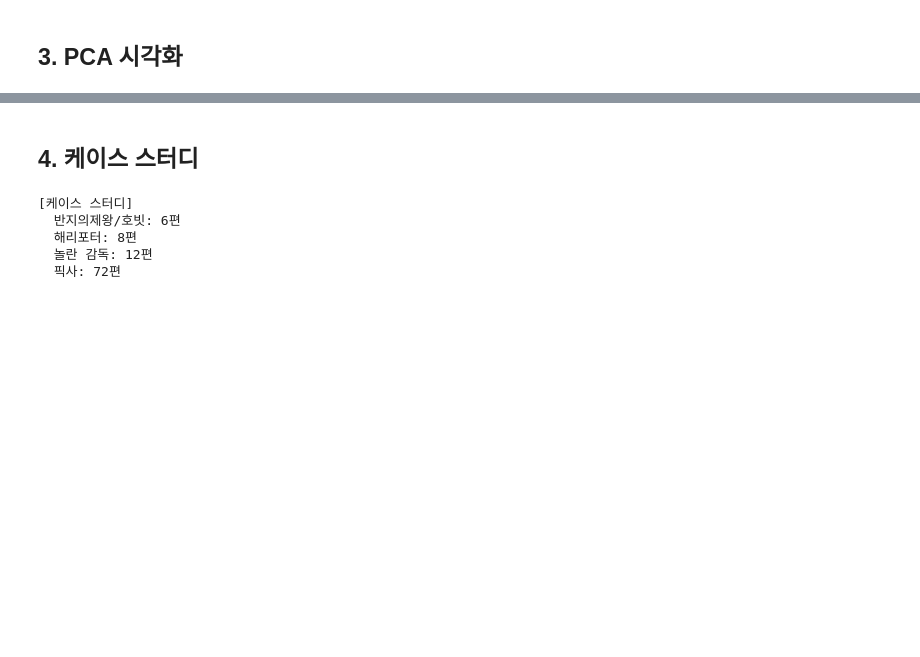
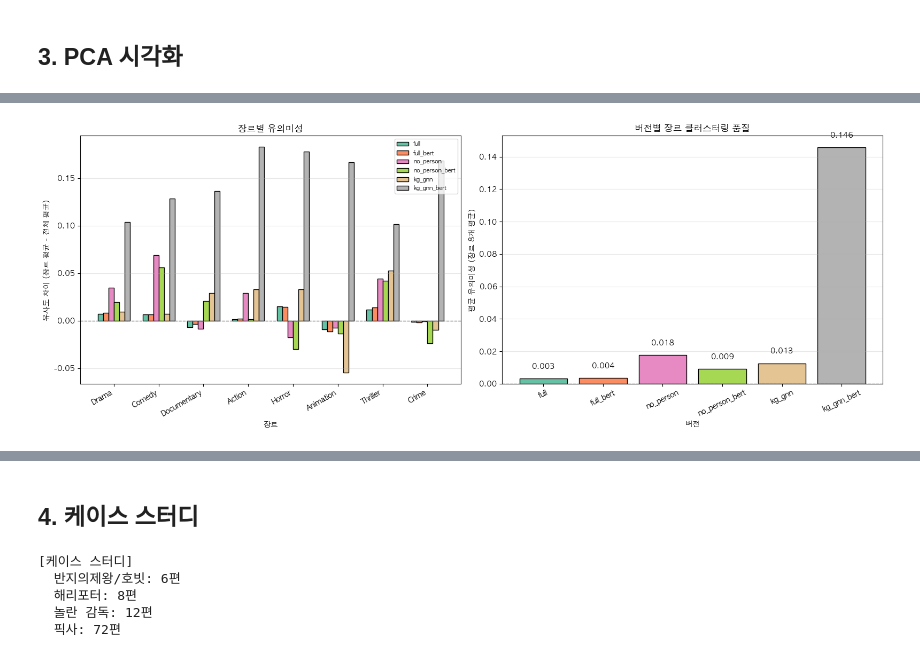
Before and after one commit to gogolucj/carte-experiments, a Jupyter notebook: compare_feature_ablation.ipynb, the cells around one changed output, grey strips where cells are left out. Drawn from its saved outputs; the diff is of its cells as text; code cells hidden in the pictures; blank space fills up the shorter version.

```diff
--- a/compare_feature_ablation.ipynb
+++ b/compare_feature_ablation.ipynb
@@ -221,0 +398,18 @@ plt.show()
+# %%
+# 장르별 유사도 출력
+print("\n[장르별 평균 유사도]")
+print("="*130)
+
+header = f"{'장르':<14}"
+for v in VERSIONS:
+    header += f"{v:>18}"
+print(header)
+print("-"*130)
+
+for g in TOP_GENRES:
+    row = f"{g:<14}"
+    for v in VERSIONS:
+        row += f"{genre_sim[g][v]:>18.4f}"
+    print(row)
+
+print("="*130)
@@ -221,0 +468,63 @@ plt.show()
+# %%
+# 장르별 유의미성 바 차트
+n_genres = len(TOP_GENRES)
+n_versions = len(VERSIONS)
+
+# 차이값 계산
+genre_diff_data = {}
+for g in TOP_GENRES:
+    genre_diff_data[g] = {}
+    for v in VERSIONS:
+        sim = genre_sim[g][v]
+        cos_mean = stats[v]['cos_mean']
+        genre_diff_data[g][v] = sim - cos_mean
+
+# 바 차트 (2열 배치)
+fig, axes = plt.subplots(1, 2, figsize=(16, 6))
+
+# 차트 1: 장르별 비교
+ax = axes[0]
+x = np.arange(n_genres)
+width = 0.12
+colors = plt.cm.Set2(np.linspace(0, 1, n_versions))
+
+for i, v in enumerate(VERSIONS):
+    vals = [genre_diff_data[g][v] for g in TOP_GENRES]
+    bars = ax.bar(x + i*width, vals, width, label=v, color=colors[i], edgecolor='black')
+
+ax.axhline(y=0, color='gray', linestyle='--', lw=1)
+ax.set_xlabel('장르', fontweight='bold')
+ax.set_ylabel('유사도 차이 (장르 평균 - 전체 평균)', fontweight='bold')
+ax.set_title('장르별 유의미성', fontweight='bold', fontsize=12)
+ax.set_xticks(x + width * (n_versions - 1) / 2)
+ax.set_xticklabels(TOP_GENRES, rotation=30, ha='right')
+ax.legend(loc='upper right', fontsize=8)
+ax.grid(axis='y', alpha=0.3)
+
+# 차트 2: 버전별 평균 유의미성
+ax2 = axes[1]
+avg_genre_diff = {}
+for v in VERSIONS:
+    avg_genre_diff[v] = np.mean([genre_diff_data[g][v] for g in TOP_GENRES])
+
+bars = ax2.bar(VERSIONS, list(avg_genre_diff.values()), color=colors, edgecolor='black')
+for bar, val in zip(bars, avg_genre_diff.values()):
+    ax2.text(bar.get_x() + bar.get_width()/2, bar.get_height() + 0.005,
+             f'{val:.3f}', ha='center', va='bottom', fontsize=10)
+
+ax2.axhline(y=0, color='gray', linestyle='--', lw=1)
+ax2.set_xlabel('버전', fontweight='bold')
+ax2.set_ylabel('평균 유의미성 (장르 8개 평균)', fontweight='bold')
+ax2.set_title('버전별 장르 클러스터링 품질', fontweight='bold', fontsize=12)
+ax2.tick_params(axis='x', rotation=25)
+ax2.grid(axis='y', alpha=0.3)
+
+plt.tight_layout()
+plt.show()
+
+# 버전별 평균 유의미성 출력
+print("\n[버전별 장르 클러스터링 품질 (평균 유의미성)]")
+for v in sorted(avg_genre_diff.keys(), key=lambda x: avg_genre_diff[x], reverse=True):
+    print(f"  {v:<16}: {avg_genre_diff[v]:+.4f}")
+# %% [output]
+[figure, added]
```
Also changed, not shown: parts of 21 cells of this notebook, 1 other file.
